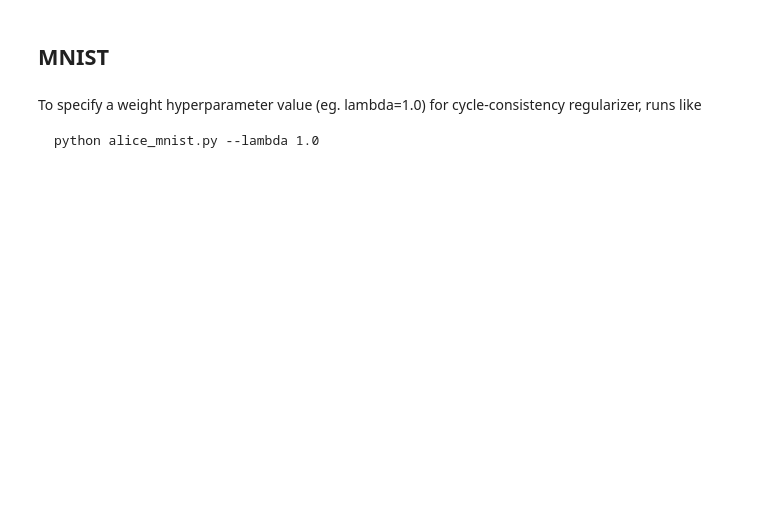
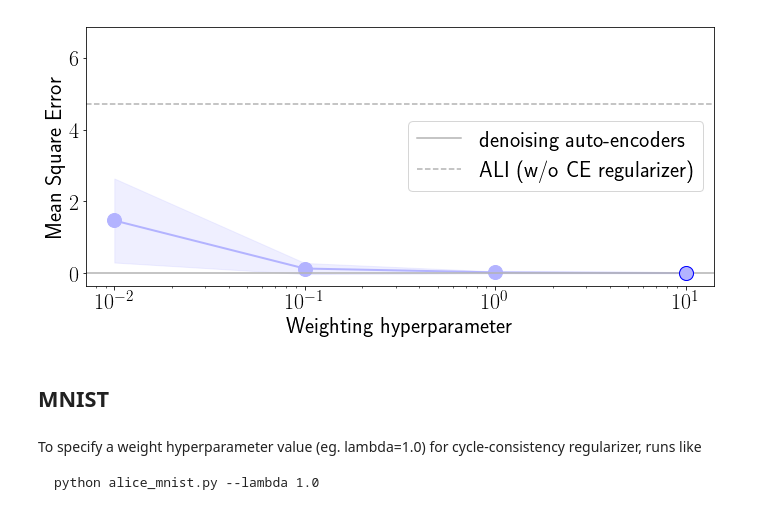
Before and after one commit to ChunyuanLI/ALICE, a Jupyter notebook: plot_generation/alice_plots.ipynb, the cells around one changed output. Cells and saved outputs as stored; diff of their text form; code cells hidden in the pictures; blank space fills up the shorter version.

```diff
--- a/plot_generation/alice_plots.ipynb
+++ b/plot_generation/alice_plots.ipynb
@@ -19,3 +120,7 @@ figsize(15, 8)
+# %%
+plot_hyperpara_ff(dat_toy_mse,logx=True, ylabel_name="Mean Square Error" ,saveas=fig_dir+'toy_mse_weighting', metric='mse', pperf=0.003 )
+# %% [output]
+[figure, added]
 # %% [markdown]
 ## MNIST
 # %% [markdown]
```
Also changed, not shown: parts of 15 cells of this notebook, 6 other files.
